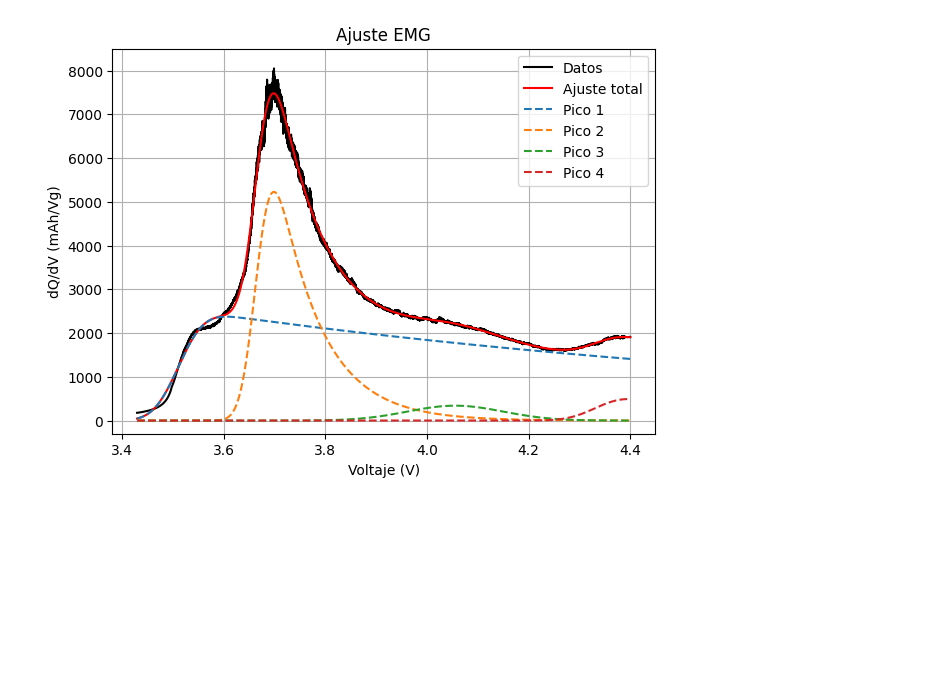
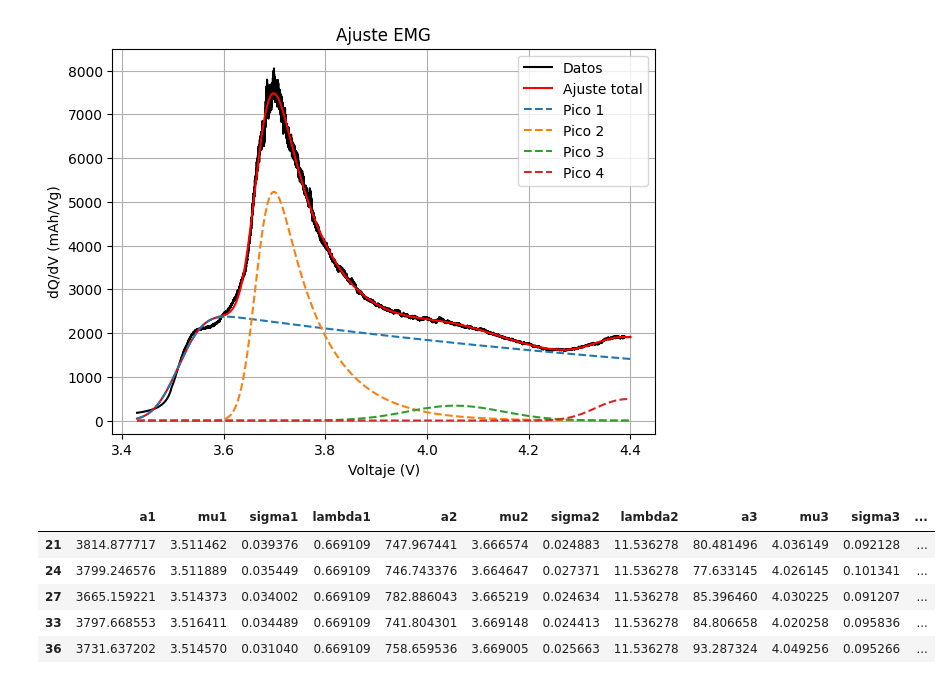
Before and after one commit to majodomenech/proc-icdv, a Jupyter notebook: notebooks/estudio8-graficosposter.ipynb, the cells around one changed output. Saved outputs shown, nothing was run; the diff lists cells and outputs as text; code cells hidden in the pictures; blank space fills up the shorter version.

```diff
--- a/notebooks/estudio8-graficosposter.ipynb
+++ b/notebooks/estudio8-graficosposter.ipynb
@@ -116,0 +127,12 @@ resultados, covs = ft.fitloop_emg_lamfijo(
+# %%
+# --- Trabajo con parámetros previamente ajustados ---
+
+df_param = pd.read_csv("../output/parametros_ajustes_EMG_betterguess2.csv", index_col=0)
+df_param.head()
+# %% [output]
+|  | a1 | mu1 | sigma1 | lambda1 | a2 | mu2 | sigma2 | lambda2 | a3 | mu3 | sigma3 | ... |
+| 21 | 3814.877717 | 3.511462 | 0.039376 | 0.669109 | 747.967441 | 3.666574 | 0.024883 | 11.536278 | 80.481496 | 4.036149 | 0.092128 | ... |
+| 24 | 3799.246576 | 3.511889 | 0.035449 | 0.669109 | 746.743376 | 3.664647 | 0.027371 | 11.536278 | 77.633145 | 4.026145 | 0.101341 | ... |
+| 27 | 3665.159221 | 3.514373 | 0.034002 | 0.669109 | 782.886043 | 3.665219 | 0.024634 | 11.536278 | 85.396460 | 4.030225 | 0.091207 | ... |
+| 33 | 3797.668553 | 3.516411 | 0.034489 | 0.669109 | 741.804301 | 3.669148 | 0.024413 | 11.536278 | 84.806658 | 4.020258 | 0.095836 | ... |
+| 36 | 3731.637202 | 3.514570 | 0.031040 | 0.669109 | 758.659536 | 3.669005 | 0.025663 | 11.536278 | 93.287324 | 4.049256 | 0.095266 | ... |
```
Also changed, not shown: parts of 3 cells of this notebook, 3 other files.
